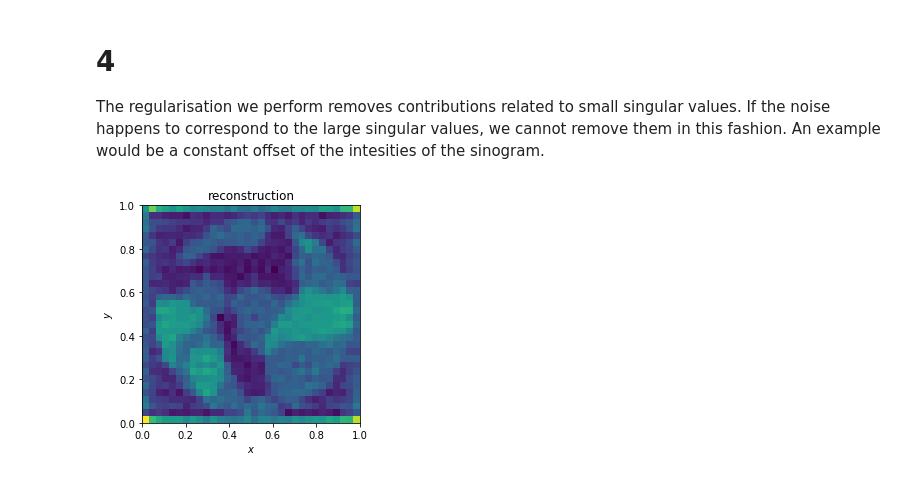
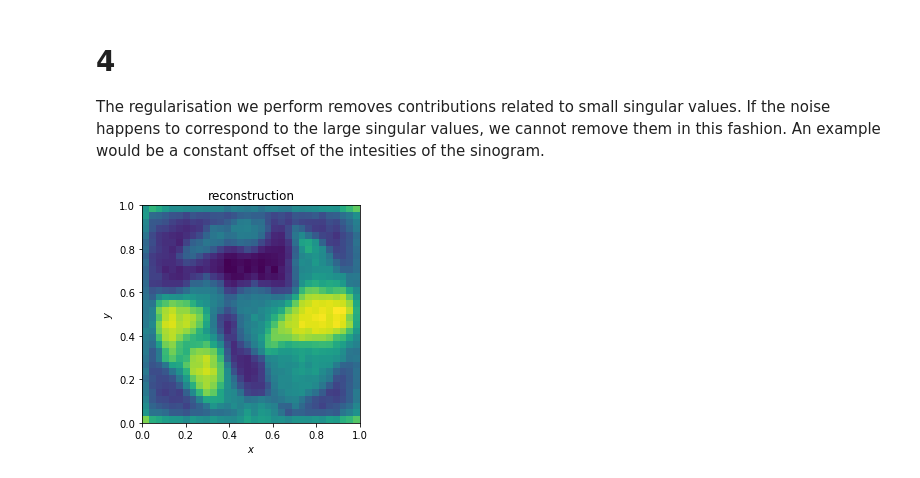
Before and after one commit to freyyia/xCTing_training, a Jupyter notebook: notebooks/Tomo_SVD_answers.ipynb, the cells around one changed output. Drawn from its saved outputs; the diff is of its cells as text; code cells hidden in the pictures.

```diff
--- a/notebooks/Tomo_SVD_answers.ipynb
+++ b/notebooks/Tomo_SVD_answers.ipynb
@@ -208,9 +212,9 @@ The regularisation we perform removes contributions related to small singular va
 # %%
 f_offset = f + 1e1*np.ones(len(f))
 
 u_hat = lambda alpha : Vh.T@np.diag(s/(s**2 + alpha))@U[:,:nx**2].T@f_offset
 
-alpha = 10
+alpha = 100
 plot_image(u_hat(alpha),nx,title='reconstruction')
 # %% [output]
-[figure, old version]
+[figure, new version]
```
Also changed, not shown: parts of 3 cells of this notebook, 1 other file.
